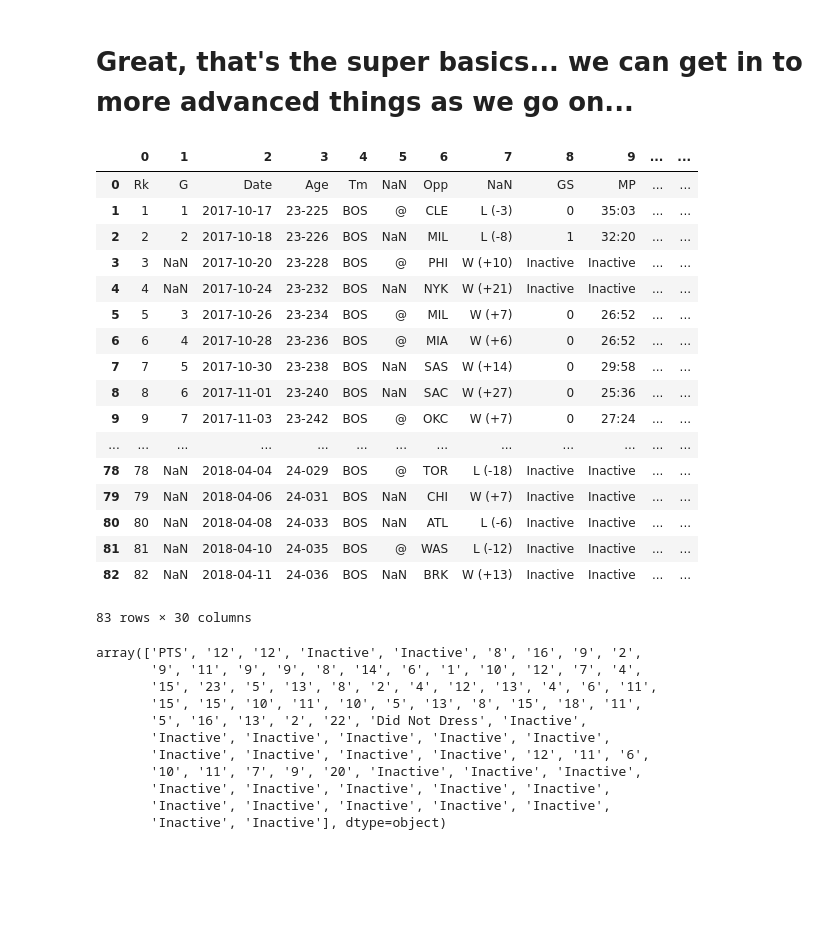
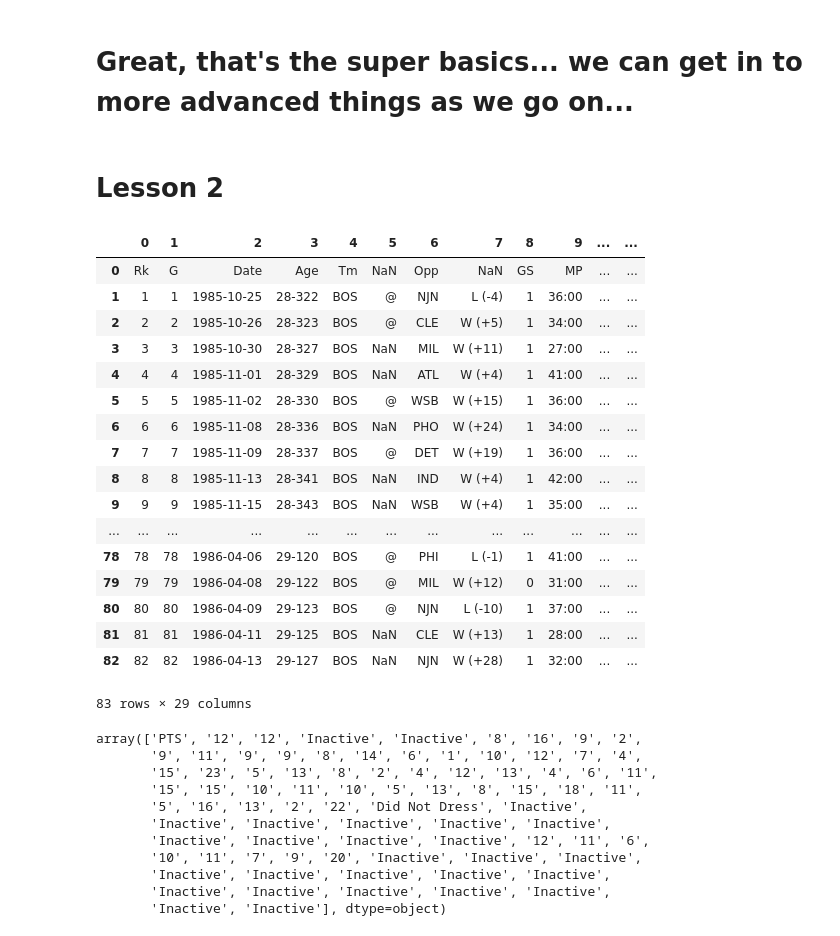
Before and after one commit to ctboughter/basketstats, a Jupyter notebook: basketball_stats.ipynb, the cells around one changed output. Cells and saved outputs as stored; diff of their text form; code cells hidden in the pictures; blank space fills up the shorter version.

```diff
--- a/basketball_stats.ipynb
+++ b/basketball_stats.ipynb
@@ -112,24 +167,4 @@ print(points/games)
 # %% [markdown]
 # Great, that's the super basics... we can get in to more advanced things as we go on...
-# %%
-#If you don't have anything else, the pandas command gives a cool output.
-pandas.read_csv('mSmart.txt',header=None)
-# %% [output]
-|  | 0 | 1 | 2 | 3 | 4 | 5 | 6 | 7 | 8 | 9 | ... | ... |
-| 0 | Rk | G | Date | Age | Tm | NaN | Opp | NaN | GS | MP | ... | ... |
-| 1 | 1 | 1 | 2017-10-17 | 23-225 | BOS | @ | CLE | L (-3) | 0 | 35:03 | ... | ... |
-| 2 | 2 | 2 | 2017-10-18 | 23-226 | BOS | NaN | MIL | L (-8) | 1 | 32:20 | ... | ... |
-| 3 | 3 | NaN | 2017-10-20 | 23-228 | BOS | @ | PHI | W (+10) | Inactive | Inactive | ... | ... |
-| 4 | 4 | NaN | 2017-10-24 | 23-232 | BOS | NaN | NYK | W (+21) | Inactive | Inactive | ... | ... |
-| 5 | 5 | 3 | 2017-10-26 | 23-234 | BOS | @ | MIL | W (+7) | 0 | 26:52 | ... | ... |
-| 6 | 6 | 4 | 2017-10-28 | 23-236 | BOS | @ | MIA | W (+6) | 0 | 26:52 | ... | ... |
-| 7 | 7 | 5 | 2017-10-30 | 23-238 | BOS | NaN | SAS | W (+14) | 0 | 29:58 | ... | ... |
-| 8 | 8 | 6 | 2017-11-01 | 23-240 | BOS | NaN | SAC | W (+27) | 0 | 25:36 | ... | ... |
-| 9 | 9 | 7 | 2017-11-03 | 23-242 | BOS | @ | OKC | W (+7) | 0 | 27:24 | ... | ... |
-| ... | ... | ... | ... | ... | ... | ... | ... | ... | ... | ... | ... | ... |
-| 78 | 78 | NaN | 2018-04-04 | 24-029 | BOS | @ | TOR | L (-18) | Inactive | Inactive | ... | ... |
-| 79 | 79 | NaN | 2018-04-06 | 24-031 | BOS | NaN | CHI | W (+7) | Inactive | Inactive | ... | ... |
-| 80 | 80 | NaN | 2018-04-08 | 24-033 | BOS | NaN | ATL | L (-6) | Inactive | Inactive | ... | ... |
-| 81 | 81 | NaN | 2018-04-10 | 24-035 | BOS | @ | WAS | L (-12) | Inactive | Inactive | ... | ... |
-| 82 | 82 | NaN | 2018-04-11 | 24-036 | BOS | NaN | BRK | W (+13) | Inactive | Inactive | ... | ... |
-83 rows × 30 columns
+# %% [markdown]
+# Lesson 2
@@ -136,3 +187,29 @@ pandas.read_csv('mSmart.txt',header=None)
+# %%
+#Pandas (A funny name, I know) is a good way to read in datasets in python.
+# Let's use pandas to read in the data files we just created.
+
+# Place the name of the file you made in the single quotes below. When you hit 'ctrl + enter' you should see
+# A nice table appear with all of the player's statistics.
+pandas.read_csv('larry_bird.txt',header=None)
+# %% [output]
+|  | 0 | 1 | 2 | 3 | 4 | 5 | 6 | 7 | 8 | 9 | ... | ... |
+| 0 | Rk | G | Date | Age | Tm | NaN | Opp | NaN | GS | MP | ... | ... |
+| 1 | 1 | 1 | 1985-10-25 | 28-322 | BOS | @ | NJN | L (-4) | 1 | 36:00 | ... | ... |
+| 2 | 2 | 2 | 1985-10-26 | 28-323 | BOS | @ | CLE | W (+5) | 1 | 34:00 | ... | ... |
+| 3 | 3 | 3 | 1985-10-30 | 28-327 | BOS | NaN | MIL | W (+11) | 1 | 27:00 | ... | ... |
+| 4 | 4 | 4 | 1985-11-01 | 28-329 | BOS | NaN | ATL | W (+4) | 1 | 41:00 | ... | ... |
+| 5 | 5 | 5 | 1985-11-02 | 28-330 | BOS | @ | WSB | W (+15) | 1 | 36:00 | ... | ... |
+| 6 | 6 | 6 | 1985-11-08 | 28-336 | BOS | NaN | PHO | W (+24) | 1 | 34:00 | ... | ... |
+| 7 | 7 | 7 | 1985-11-09 | 28-337 | BOS | @ | DET | W (+19) | 1 | 36:00 | ... | ... |
+| 8 | 8 | 8 | 1985-11-13 | 28-341 | BOS | NaN | IND | W (+4) | 1 | 42:00 | ... | ... |
+| 9 | 9 | 9 | 1985-11-15 | 28-343 | BOS | NaN | WSB | W (+4) | 1 | 35:00 | ... | ... |
+| ... | ... | ... | ... | ... | ... | ... | ... | ... | ... | ... | ... | ... |
+| 78 | 78 | 78 | 1986-04-06 | 29-120 | BOS | @ | PHI | L (-1) | 1 | 41:00 | ... | ... |
+| 79 | 79 | 79 | 1986-04-08 | 29-122 | BOS | @ | MIL | W (+12) | 0 | 31:00 | ... | ... |
+| 80 | 80 | 80 | 1986-04-09 | 29-123 | BOS | @ | NJN | L (-10) | 1 | 37:00 | ... | ... |
+| 81 | 81 | 81 | 1986-04-11 | 29-125 | BOS | NaN | CLE | W (+13) | 1 | 28:00 | ... | ... |
+| 82 | 82 | 82 | 1986-04-13 | 29-127 | BOS | NaN | NJN | W (+28) | 1 | 32:00 | ... | ... |
+83 rows × 29 columns
 # %%
 # I should play around with this data a little bit to see what I want the students to get out of it.
 y=pandas.read_csv('mSmart.txt',header=None)
```
Also changed, not shown: parts of 13 cells of this notebook, 1 other file.
